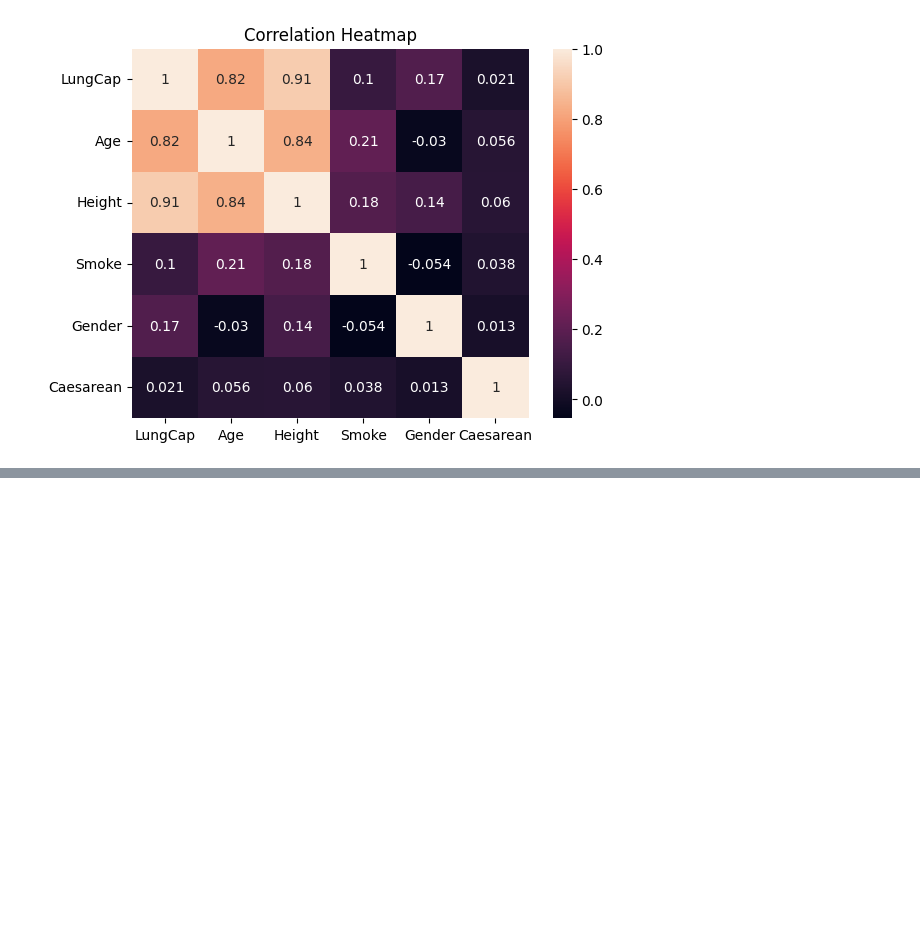
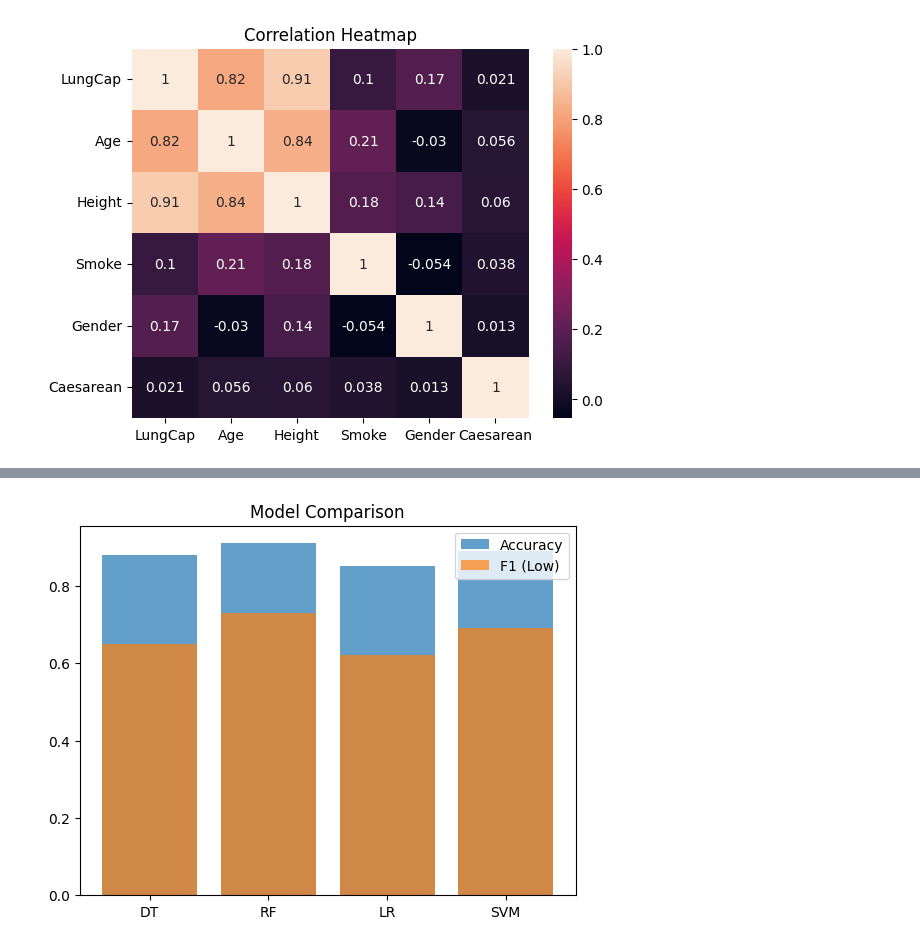
Before and after one commit to shirish-ish/lung-capacity-ml-project, a Jupyter notebook: LungCap ML project.ipynb, the cells around one changed output, grey strips where cells are left out. Drawn from its saved outputs; the diff is of its cells as text; code cells hidden in the pictures; blank space fills up the shorter version.

```diff
--- a/LungCap ML project.ipynb
+++ b/LungCap ML project.ipynb
@@ -79,0 +356,12 @@ weighted avg       0.89      0.89      0.89       145
+# %%
+models = ['DT', 'RF', 'LR', 'SVM']
+f1 = [0.65, 0.73, 0.62, 0.69]
+acc = [0.88, 0.91, 0.85, 0.89]
+
+plt.bar(models, acc, label="Accuracy", alpha=0.7)
+plt.bar(models, f1, label="F1 (Low)", alpha=0.7)
+plt.legend()
+plt.title("Model Comparison")
+plt.savefig("model_comparison.png")
+# %% [output]
+[figure, added]
```
Also changed, not shown: parts of 10 cells of this notebook.
